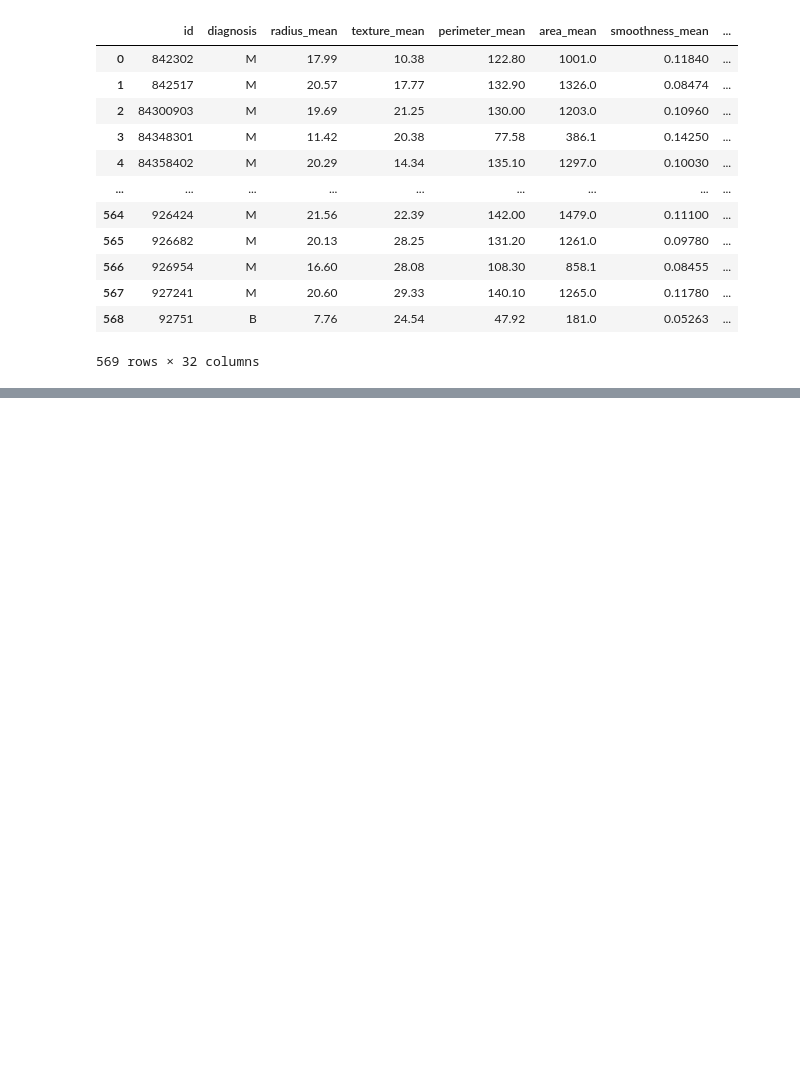
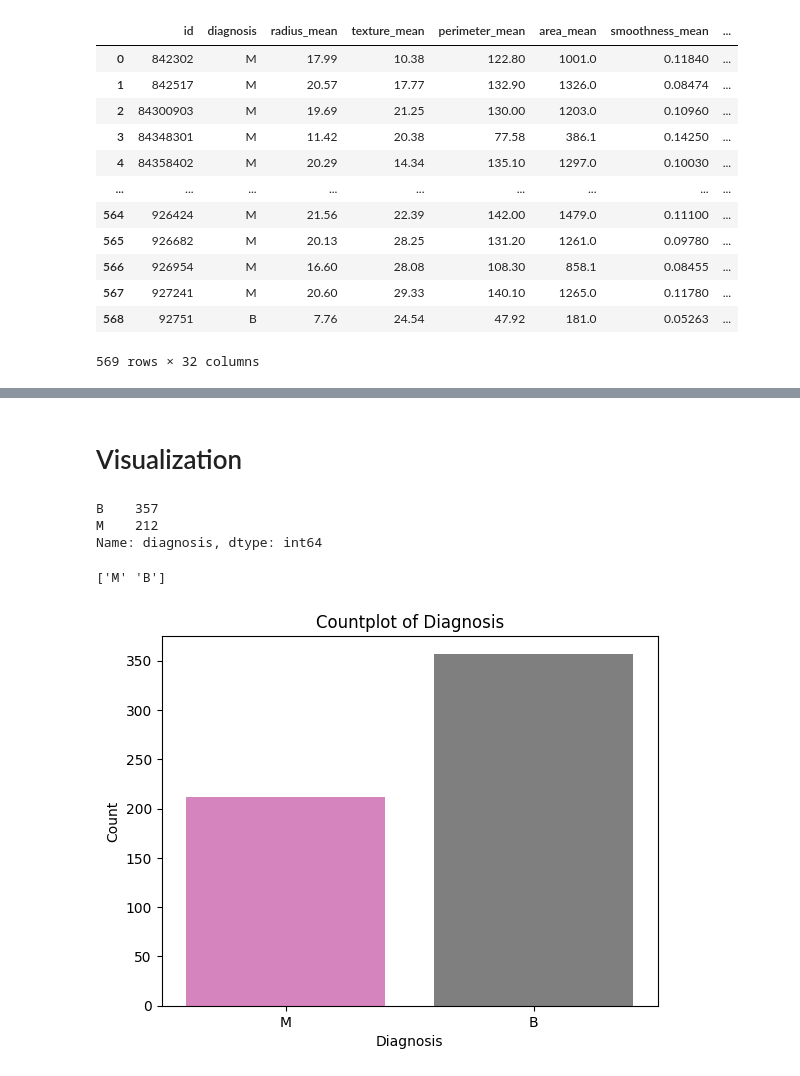
Before and after one commit to Jum-eng/DCIT-104-ASSIGNMENT, a Jupyter notebook: Welcome_To_Colaboratory.ipynb, the cells around one changed output, grey strips where cells are left out. Drawn from its saved outputs; the diff is of its cells as text; code cells hidden in the pictures; blank space fills up the shorter version.

```diff
--- a/Welcome_To_Colaboratory.ipynb
+++ b/Welcome_To_Colaboratory.ipynb
@@ -191,0 +71,3 @@ weighted avg       0.96      0.96      0.96       114
+# %%
+df.drop(columns=['id'], axis = 1, inplace = True)
+df.head(10)
@@ -191,0 +168,23 @@ weighted avg       0.96      0.96      0.96       114
+# %% [markdown]
+# Visualization
+# %%
+df['diagnosis'].value_counts()
+# %% [output]
+B    357
+M    212
+Name: diagnosis, dtype: int64
+# %%
+print(df['diagnosis'].unique())
+# %% [output]
+['M' 'B']
+# %%
+custom_palette = [ "#e377c2", "#7f7f7f", "#bcbd22", "#17becf"]
+
+# Create countplot with custom colors
+sns.countplot(data=df, x='diagnosis', palette=custom_palette)
+plt.xlabel("Diagnosis")
+plt.ylabel("Count")
+plt.title("Countplot of Diagnosis")
+plt.show()
+# %% [output]
+[figure, added]
```
Also changed, not shown: parts of 99 cells of this notebook.
